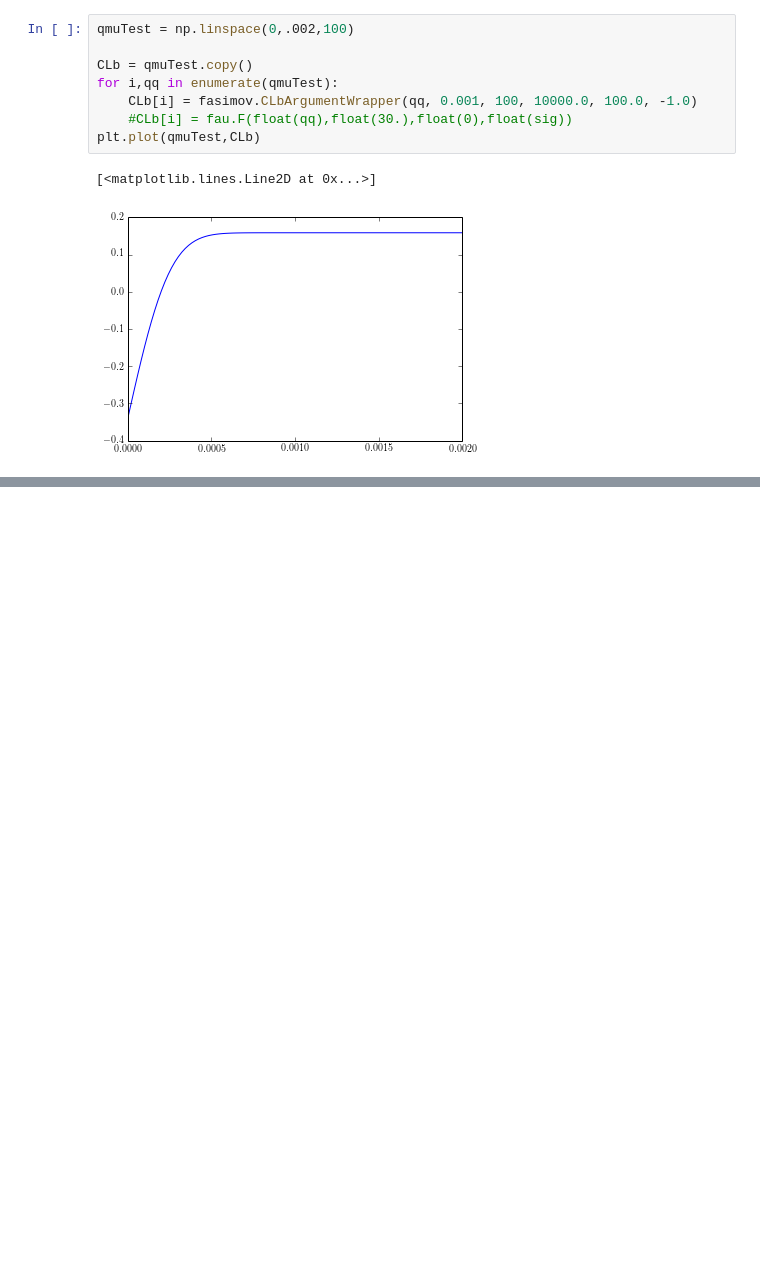
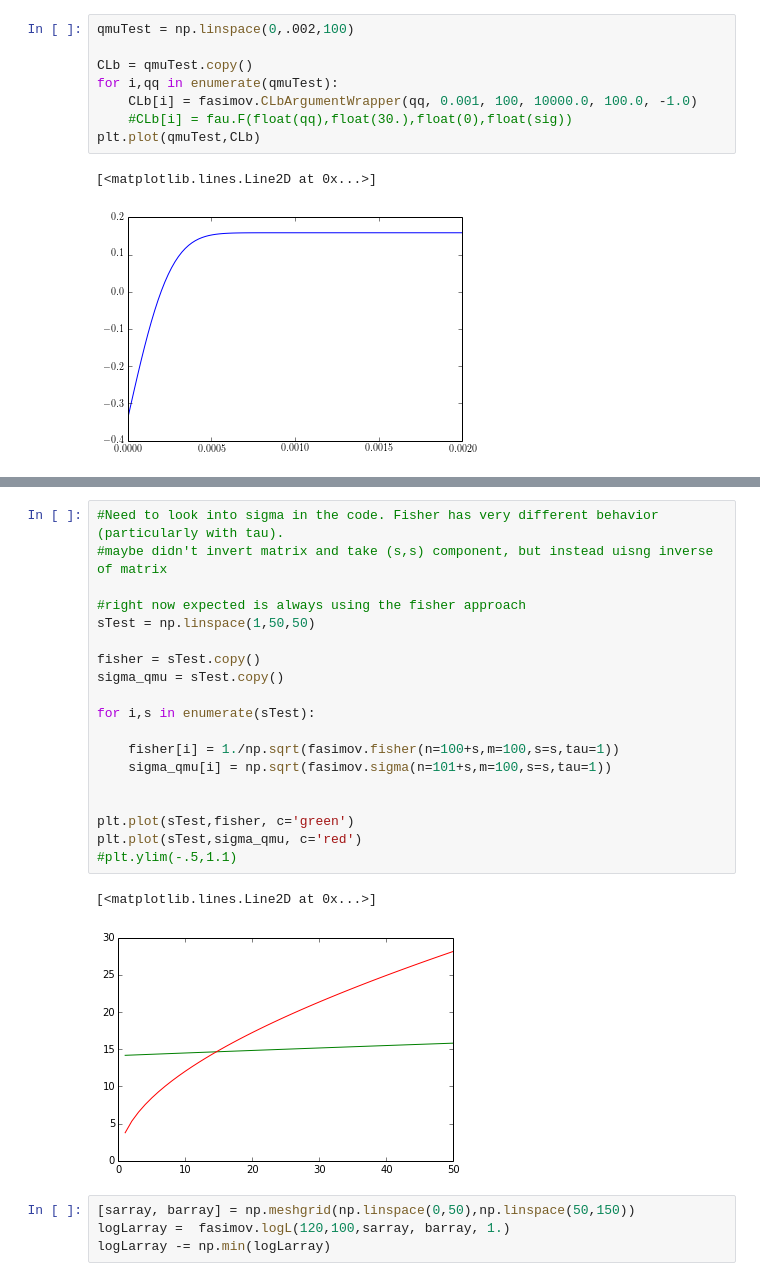
Before and after one commit to cranmer/fast-asimov-utils, a Jupyter notebook: docs/demo-notebook.ipynb, the cells around one changed output, grey strips where cells are left out. Cells and saved outputs as stored; diff of their text form; blank space fills up the shorter version.

```diff
--- a/docs/demo-notebook.ipynb
+++ b/docs/demo-notebook.ipynb
@@ -293,0 +292,26 @@ hit boundary
+# %%
+#Need to look into sigma in the code. Fisher has very different behavior (particularly with tau).
+#maybe didn't invert matrix and take (s,s) component, but instead uisng inverse of matrix
+
+#right now expected is always using the fisher approach
+sTest = np.linspace(1,50,50)
+
+fisher = sTest.copy()
+sigma_qmu = sTest.copy()
+
+for i,s in enumerate(sTest):
+
+    fisher[i] = 1./np.sqrt(fasimov.fisher(n=100+s,m=100,s=s,tau=1))
+    sigma_qmu[i] = np.sqrt(fasimov.sigma(n=101+s,m=100,s=s,tau=1))
+
+
+plt.plot(sTest,fisher, c='green')
+plt.plot(sTest,sigma_qmu, c='red')
+#plt.ylim(-.5,1.1)
+# %% [output]
+[<matplotlib.lines.Line2D at 0x...>]
+[figure, added]
+# %%
+[sarray, barray] = np.meshgrid(np.linspace(0,50),np.linspace(50,150))
+logLarray =  fasimov.logL(120,100,sarray, barray, 1.)
+logLarray -= np.min(logLarray)
```
Also changed, not shown: parts of 5 cells of this notebook, 4 other files.
